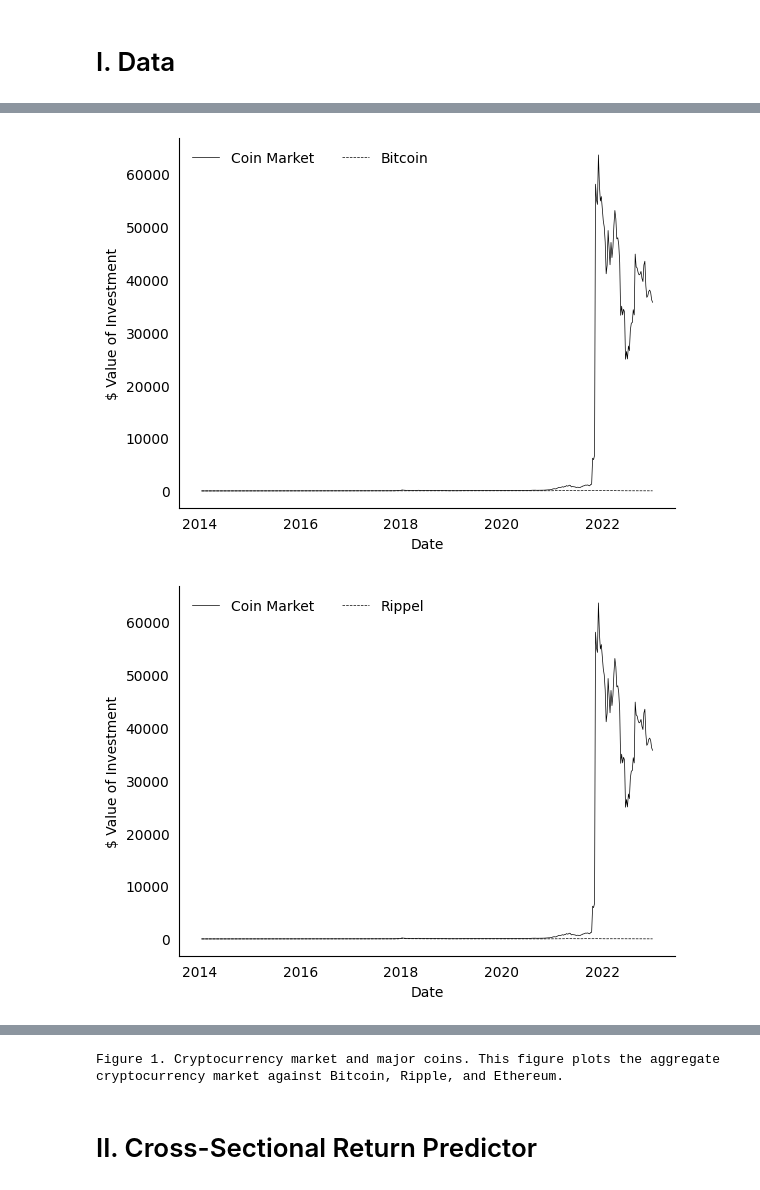
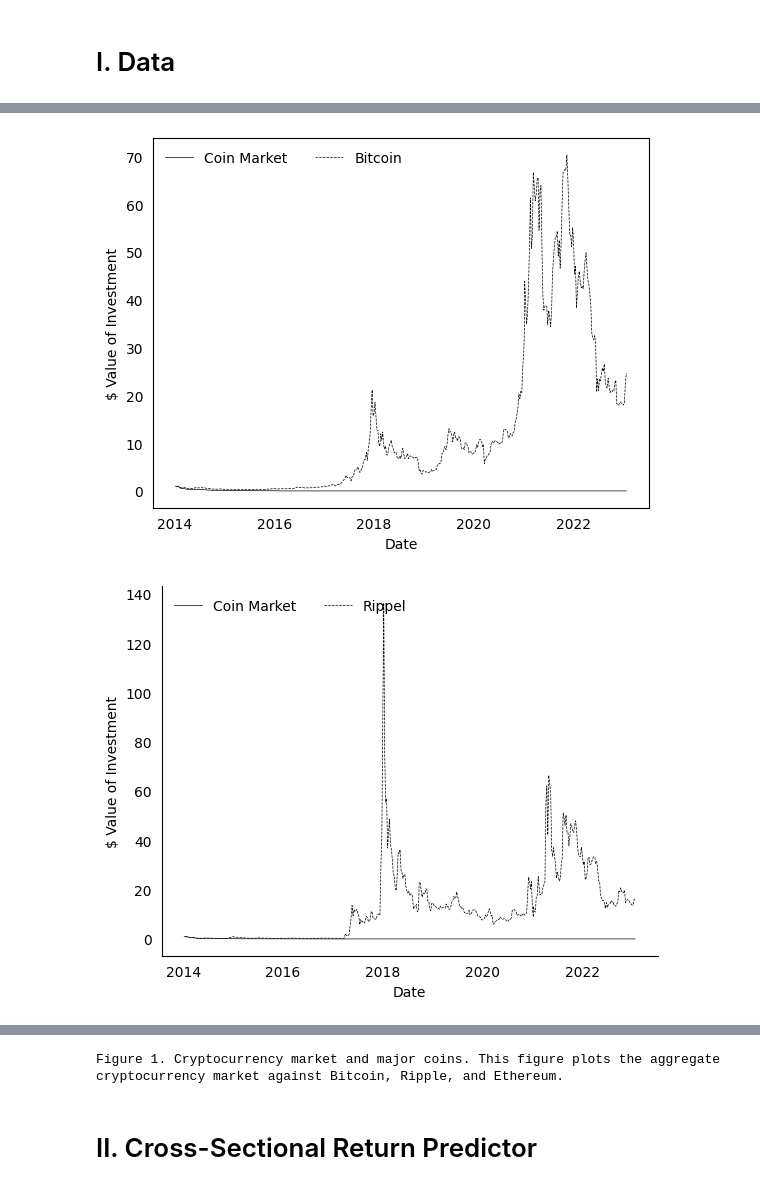
Before and after one commit to MarcGehring97/Crypto-Currency-Asset-Pricing, a Jupyter notebook: main.ipynb, the cells around one changed output, grey strips where cells are left out. Saved outputs shown, nothing was run; the diff lists cells and outputs as text; code cells hidden in the pictures.

```diff
--- a/main.ipynb
+++ b/main.ipynb
@@ -68,6 +68,7 @@ if any(os.path.exists(directory + file) for file in files[2:]):
     # if at least 1 file already exists
     print("The data has already been converted to weekly frequency.")
     weekly_returns_data = pd.read_csv(directory + "/cg_weekly_returns_data.csv", index_col=["date"])
+    weekly_returns_data.index = pd.to_datetime(weekly_returns_data.index)
 else:
     # this function converts the frequency and also computes the retunrs series
     # this step can take a while
@@ -81,7 +82,7 @@ else:
 # a pd dataframe with columns for date and DGS1MO
 risk_free_rate_daily_data = fred_data.retrieve_data(start_date, end_date, series_ids = ["DGS1MO"], download=False)
 # converting to weekly data
-date_range = pd.date_range(start=min(risk_free_rate_daily_data.index), end=max(risk_free_rate_daily_data.index), freq="W-SUN")
+date_range = pd.date_range(start=risk_free_rate_daily_data.index.min(), end=risk_free_rate_daily_data.index.max(), freq="W-SUN")
 risk_free_rate = risk_free_rate_daily_data.resample("W-SUN").last().reindex(date_range)
 
 # downloading the data since the returns computation process might also take a long time
@@ -89,6 +90,7 @@ if any(os.path.exists(directory + file) for file in files[3:]):
     # if at least 1 file already exists
     print("The market returns data has already been computed.")
     market_weekly_returns = pd.read_csv(directory + "/market_weekly_returns.csv", index_col=["date"])
+    market_weekly_returns.index = pd.to_datetime(market_weekly_returns.index)
 else:
     # Compute the excess weighted average of the returns using the market capitalization as the weight
     market_weekly_returns = weekly_returns_data.groupby(weekly_returns_data.index).apply(lambda x: (x["return"]*x["market_cap"]).sum()/x["market_cap"].sum())
@@ -96,7 +98,7 @@ else:
     market_weekly_returns = market_weekly_returns.to_frame()
     market_weekly_returns.index = pd.to_datetime(market_weekly_returns.index)
     # filling in the missing values with NaNs
-    date_range = pd.date_range(start=min(weekly_returns_data.index), end=max(weekly_returns_data.index), freq="W")
+    date_range = pd.date_range(start=weekly_returns_data.index.min(), end=weekly_returns_data.index.max(), freq="W")
     market_weekly_returns = market_weekly_returns.reindex(date_range)
     market_weekly_returns.index.name = "date"
     market_weekly_returns["risk_free_rate"] = risk_free_rate["DGS1MO"].tolist()
@@ -140,10 +135,9 @@ bitcoin_weekly_returns = weekly_returns_data[weekly_returns_data["coin_id"] == "
 ripple_weekly_returns = weekly_returns_data[weekly_returns_data["coin_id"] == "ripple"]
 ethereum_weekly_returns = weekly_returns_data[weekly_returns_data["coin_id"] == "ethereum"]
 
-# %U assumes Monday as first day of the week
-year_and_week = market_weekly_returns["year"].astype(int) + market_weekly_returns["week"].astype(int) / 52
+year_and_week = (market_weekly_returns.index.isocalendar().year + market_weekly_returns.index.isocalendar().week / 52).tolist()
 
-market_weekly_returns["market_index"] = (1 + market_weekly_returns["average_return"]).cumprod()
+market_weekly_returns["market_index"] = (1 + market_weekly_returns["market_return"]).cumprod()
 # Set the first value of return_index to 1
 market_weekly_returns.iloc[0,1] = 1
 # imputing missing index values with the last non-missing value
@@ -157,33 +151,33 @@ bitcoin_index = bitcoin_weekly_returns["bitcoin_index"].tolist()
 
 ripple_weekly_returns["ripple_index"] = (1 + ripple_weekly_returns["return"]).cumprod()
 ripple_weekly_returns.iloc[0,1] = 1
 ripple_weekly_returns["ripple_index"] = ripple_weekly_returns["ripple_index"].fillna(method='ffill')
 ripple_index = ripple_weekly_returns["ripple_index"].tolist()
 
 ethereum_weekly_returns["ethereum_index"] = (1 + ethereum_weekly_returns["return"]).cumprod()
 ethereum_weekly_returns.iloc[0,1] = 1
 ethereum_weekly_returns["ethereum_index"] = ethereum_weekly_returns["ethereum_index"].fillna(method='ffill')
 ethereum_index = ethereum_weekly_returns["ethereum_index"].tolist()
 
 vars = [bitcoin_index, ripple_index, ethereum_index]
 labels = ["Bitcoin", "Rippel", "Ethereum"]
 # max = [41, 151, 501]
 max = [10000, 10000, 10000]
 step_size = [10, 50, 100]
 
 for i in range(3):
     plt.plot(year_and_week, np.array(market_index), color="black", label="Coin Market", linewidth=0.5)
     plt.plot(year_and_week, np.array(vars[i]), color="black", linestyle="dashed", label = labels[i], linewidth=0.5)
     plt.tick_params(color="white")
     # plt.yticks(np.arange(0, max[i], step_size[i]))
-    plt.xticks(np.arange(int(start_date[:4]), int(end_date[:4]) + 1, 2))
+    plt.xticks(np.arange(start_date.year, end_date.year + 1, 2))
     plt.xlabel("Date")
     plt.ylabel("$ Value of Investment")
     plt.rcParams['axes.spines.right'] = False
     plt.rcParams['axes.spines.top'] = False
     plt.legend(frameon=False, prop={"size": 10}, loc="upper left", ncol=2)
     plt.show()
 print("Figure 1. Cryptocurrency market and major coins. This figure plots the aggregate cryptocurrency market against Bitcoin, Ripple, and Ethereum.")
 # %% [output]
-[figure, old version]
+[figure, new version]
-[figure, old version]
+[figure, new version]
```
Also changed, not shown: parts of 8 cells of this notebook, 6 other files.
